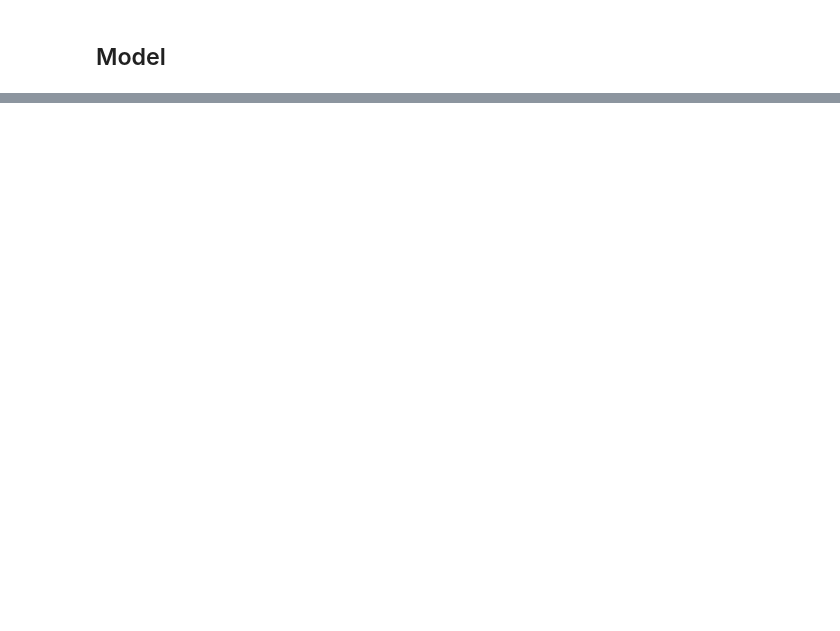
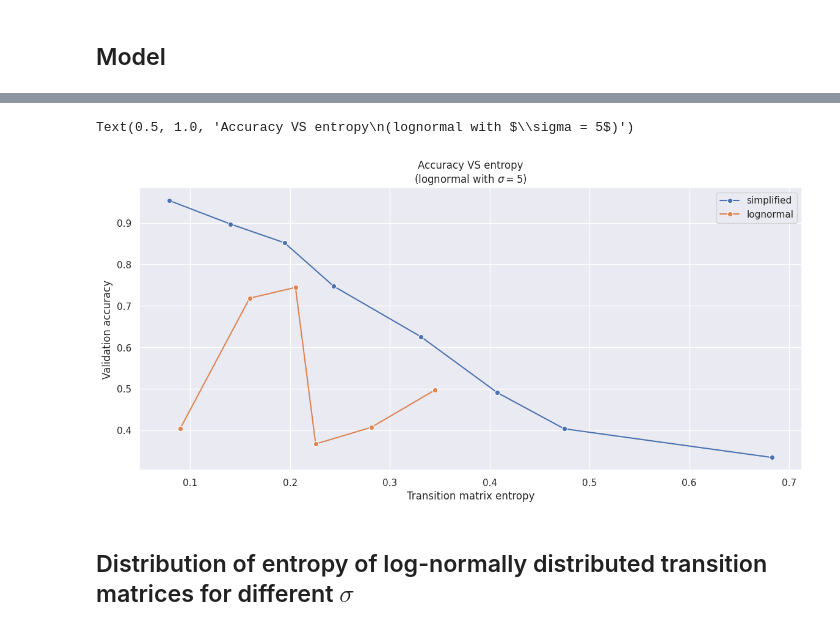
Before and after one commit to emanuele-moscato/tree-language, a Jupyter notebook: notebooks/nn_test.ipynb, the cells around one changed output, grey strips where cells are left out. Cells and saved outputs as stored; diff of their text form; code cells hidden in the pictures; blank space fills up the shorter version.

```diff
--- a/notebooks/nn_test.ipynb
+++ b/notebooks/nn_test.ipynb
@@ -231,0 +372,20 @@ logger.info(f'Test accuracy: {test_accuracy} (baseline: {baseline_accuracy})')
+# %%
+fig = plt.figure(figsize=(14, 6))
+
+for matrix_type in experiment_catalog['matrix_type'].unique():
+    sns.lineplot(
+        x=experiment_catalog[experiment_catalog['matrix_type'] == matrix_type].sort_values(by='matrix_entropy', ascending=True)['matrix_entropy'],
+        y=experiment_catalog[experiment_catalog['matrix_type'] == matrix_type].sort_values(by='matrix_entropy', ascending=True)['final_val_accuracy'],
+        label=matrix_type,
+        marker='o'
+    )
+
+plt.legend()
+plt.xlabel('Transition matrix entropy')
+plt.ylabel('Validation accuracy')
+plt.title('Accuracy VS entropy\n(lognormal with $\sigma = 5$)')
+# %% [output]
+Text(0.5, 1.0, 'Accuracy VS entropy\n(lognormal with $\\sigma = 5$)')
+[figure, added]
+# %% [markdown]
+## Distribution of entropy of log-normally distributed transition matrices for different $\sigma$
```
Also changed, not shown: parts of 16 cells of this notebook, 5 other files.
